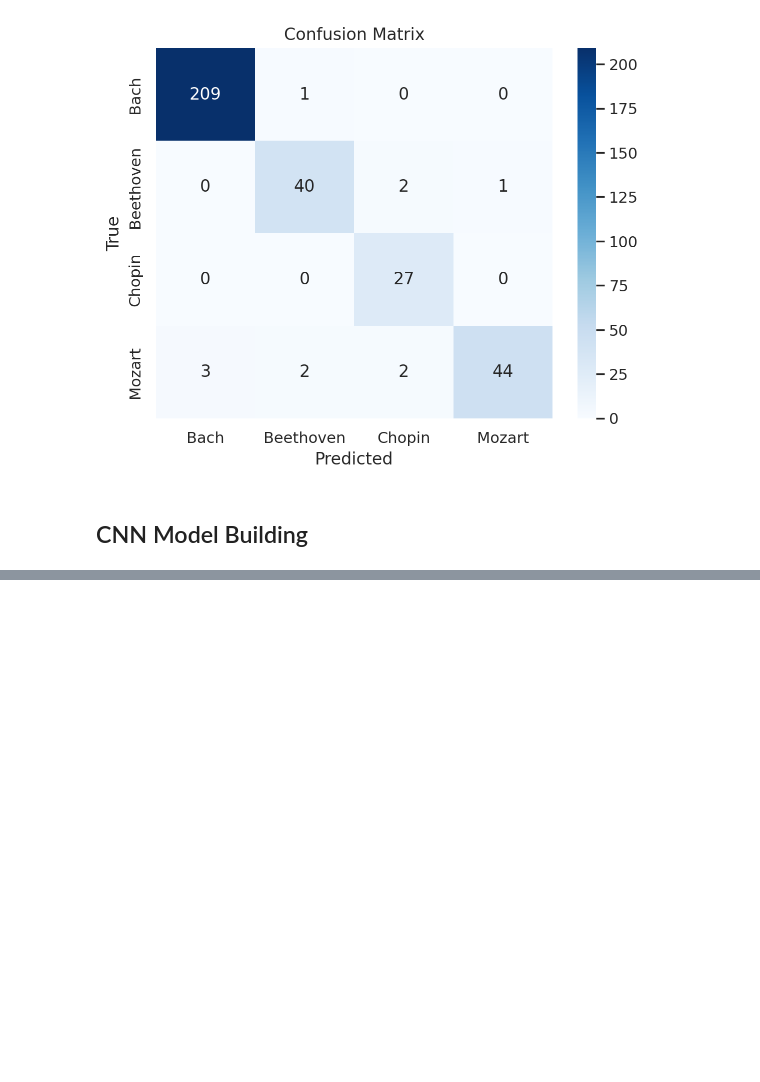
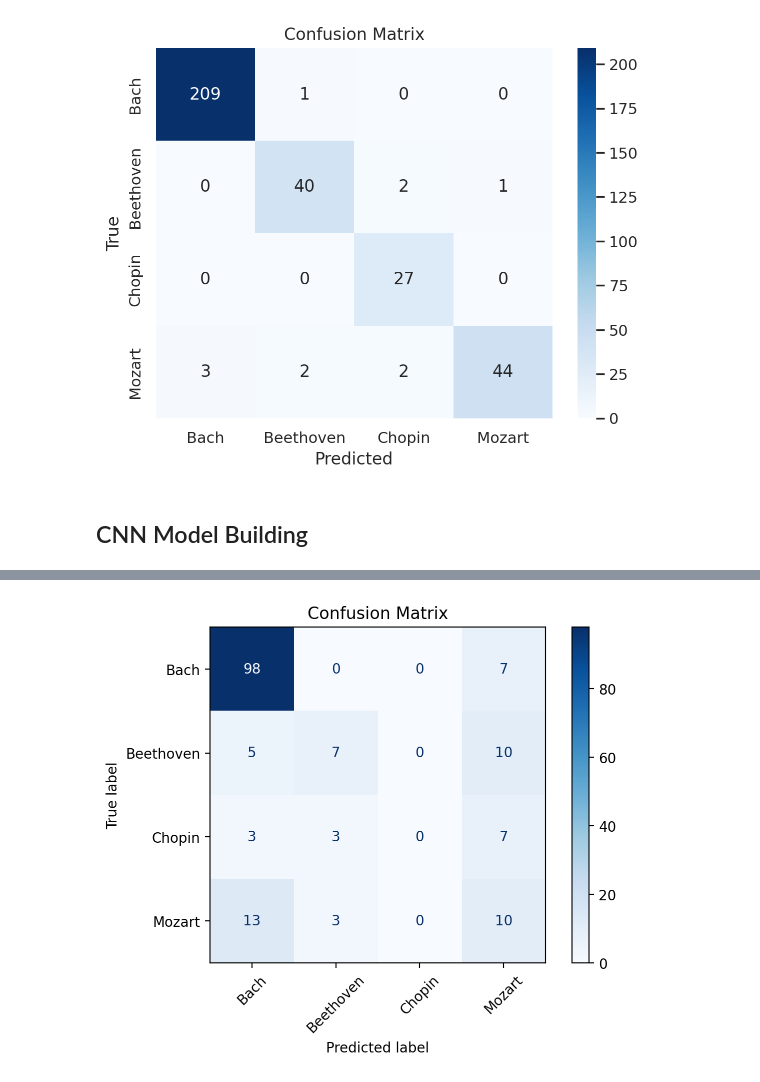
Before and after one commit to santa-dask/Music_Maestro_AI, a Jupyter notebook: AAI_511_IN2_Music_Maestro_AI-Project_new.ipynb, the cells around one changed output, grey strips where cells are left out. Cells and saved outputs as stored; diff of their text form; code cells hidden in the pictures; blank space fills up the shorter version.

```diff
--- a/AAI_511_IN2_Music_Maestro_AI-Project_new.ipynb
+++ b/AAI_511_IN2_Music_Maestro_AI-Project_new.ipynb
@@ -755,0 +1024,13 @@ plt.show()
+# %%
+# Generate predictions and plot confusion matrix
+def plot_confusion_matrix(model, X_test, y_test, class_names):
+    y_pred_probs = model.predict(X_test)
+    y_pred = np.argmax(y_pred_probs, axis=1)
+    y_true = np.argmax(y_test, axis=1)
+
+    cm = confusion_matrix(y_true, y_pred)
+    disp = ConfusionMatrixDisplay(confusion_matrix=cm, display_labels=class_names)
+    disp.plot(xticks_rotation=45, cmap='Blues')
+    plt.title("Confusion Matrix")
+    plt.tight_layout()
+    plt.show()
@@ -755,0 +1042,4 @@ plt.show()
+# %%
+# Plot confusion matrix
+plot_confusion_matrix(model_cnn, X_test_cnn, y_test_cat, le.classes_)
+# %% [output]
@@ -755,0 +1047 @@ plt.show()
+[figure, added]
```
Also changed, not shown: parts of 19 cells of this notebook.
